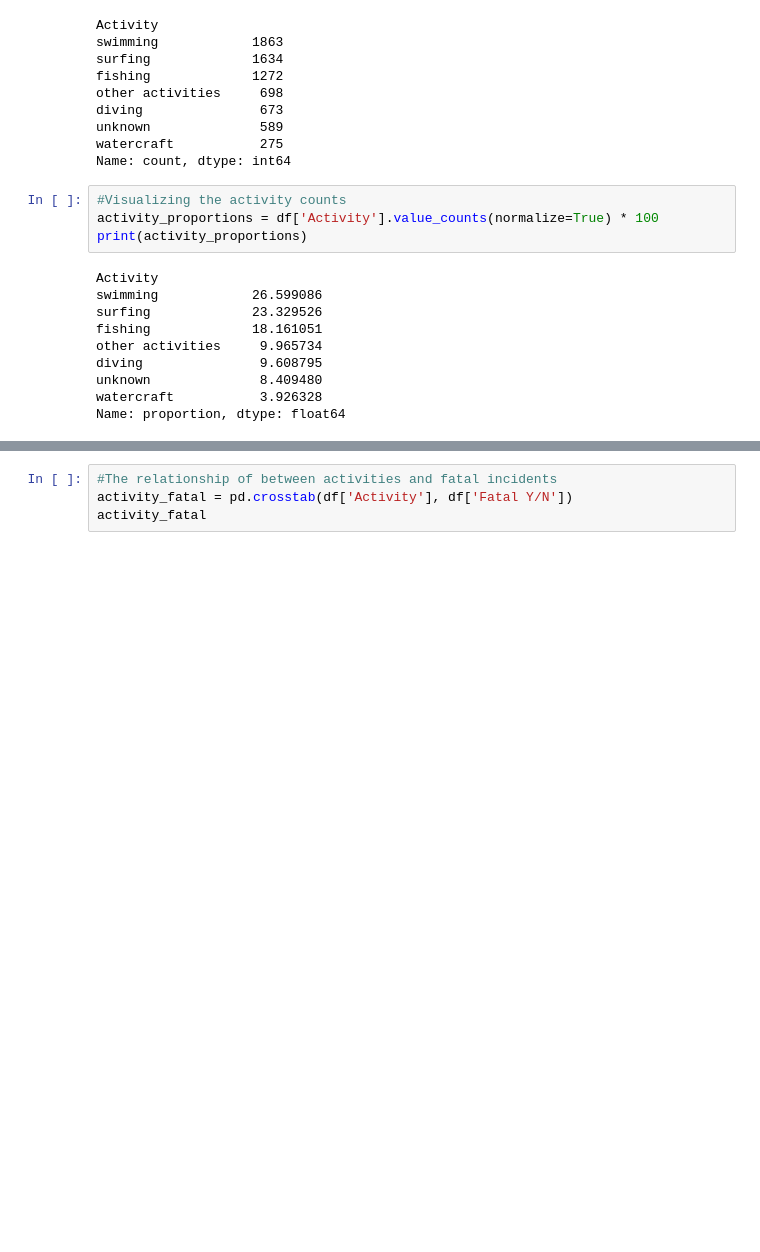
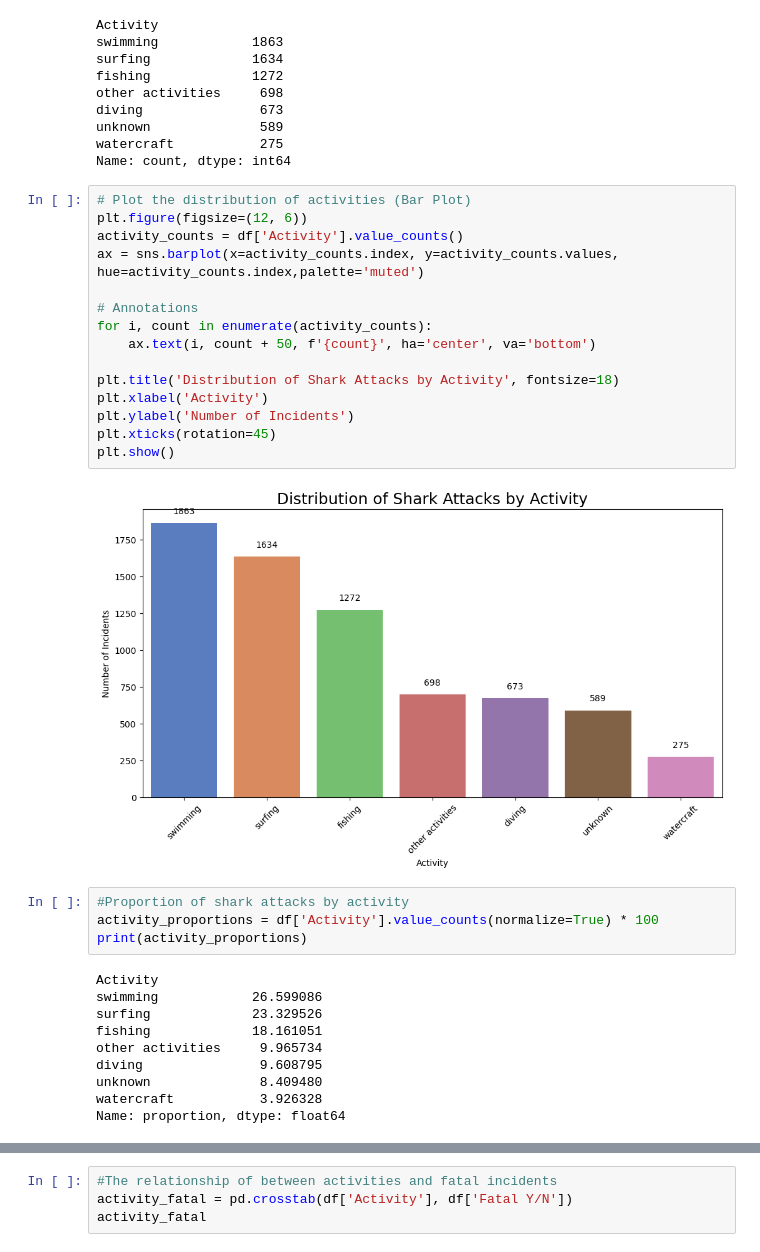
Before and after one commit to Aminmoh9/SharkAttack_Project, a Jupyter notebook: main.ipynb, the cells around one changed output, grey strips where cells are left out. Cells and saved outputs as stored; diff of their text form; blank space fills up the shorter version.

Commit message:
Visualizations added Acivity Distribution.

```diff
--- a/main.ipynb
+++ b/main.ipynb
@@ -263,8 +263,25 @@ diving               673
 unknown              589
 watercraft           275
 Name: count, dtype: int64
+# %%
+# Plot the distribution of activities (Bar Plot)
+plt.figure(figsize=(12, 6))
+activity_counts = df['Activity'].value_counts()
+ax = sns.barplot(x=activity_counts.index, y=activity_counts.values, hue=activity_counts.index,palette='muted')
+
+# Annotations
+for i, count in enumerate(activity_counts):
+    ax.text(i, count + 50, f'{count}', ha='center', va='bottom')
+
+plt.title('Distribution of Shark Attacks by Activity', fontsize=18)
+plt.xlabel('Activity')
+plt.ylabel('Number of Incidents')
+plt.xticks(rotation=45)
+plt.show()
+# %% [output]
+[figure, added]
 # %%
-#Visualizing the activity counts
+#Proportion of shark attacks by activity
 activity_proportions = df['Activity'].value_counts(normalize=True) * 100
 print(activity_proportions)
 # %% [output]
```
Also changed, not shown: parts of 12 cells of this notebook.
